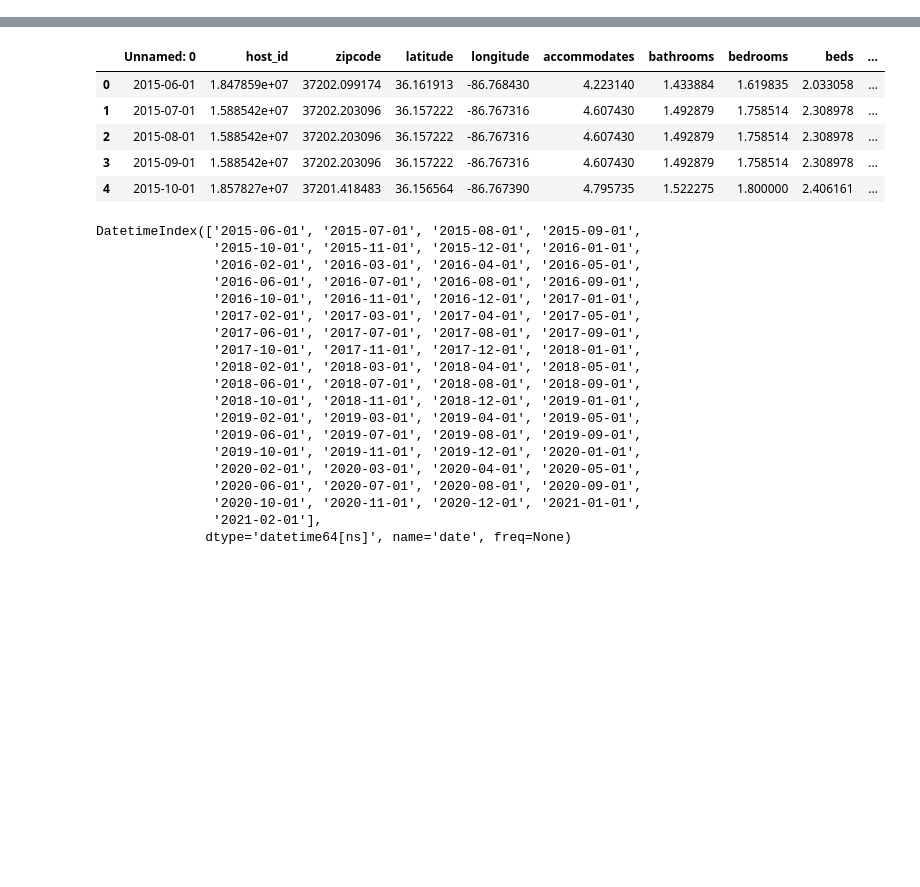
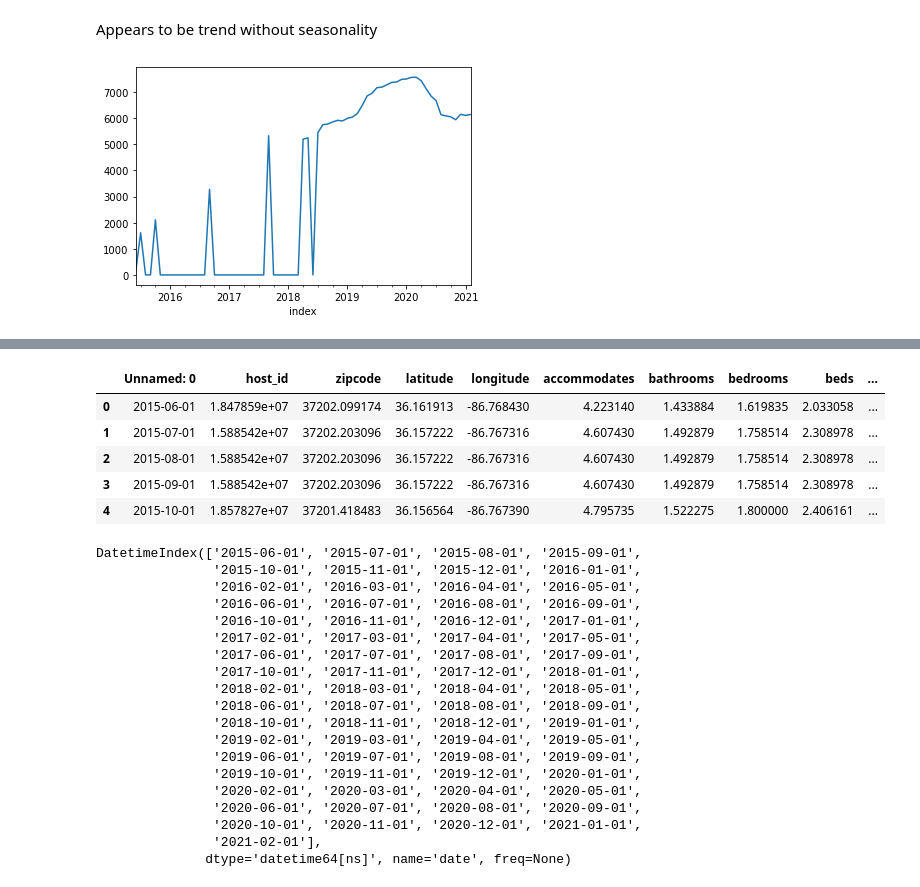
Before and after one commit to Sammyknee/nashville_airbnb_housing, a Jupyter notebook: Time_Series_Models.ipynb, the cells around one changed output, grey strips where cells are left out. Drawn from its saved outputs; the diff is of its cells as text; code cells hidden in the pictures; blank space fills up the shorter version.

```diff
--- a/Time_Series_Models.ipynb
+++ b/Time_Series_Models.ipynb
@@ -5,0 +59,6 @@ import seaborn as sns
+# %% [markdown]
+Appears to be trend without seasonality
+# %%
+ts_df.inventory.plot();
+# %% [output]
+[figure, added]
```
Also changed, not shown: parts of 90 cells of this notebook, 2 other files.
